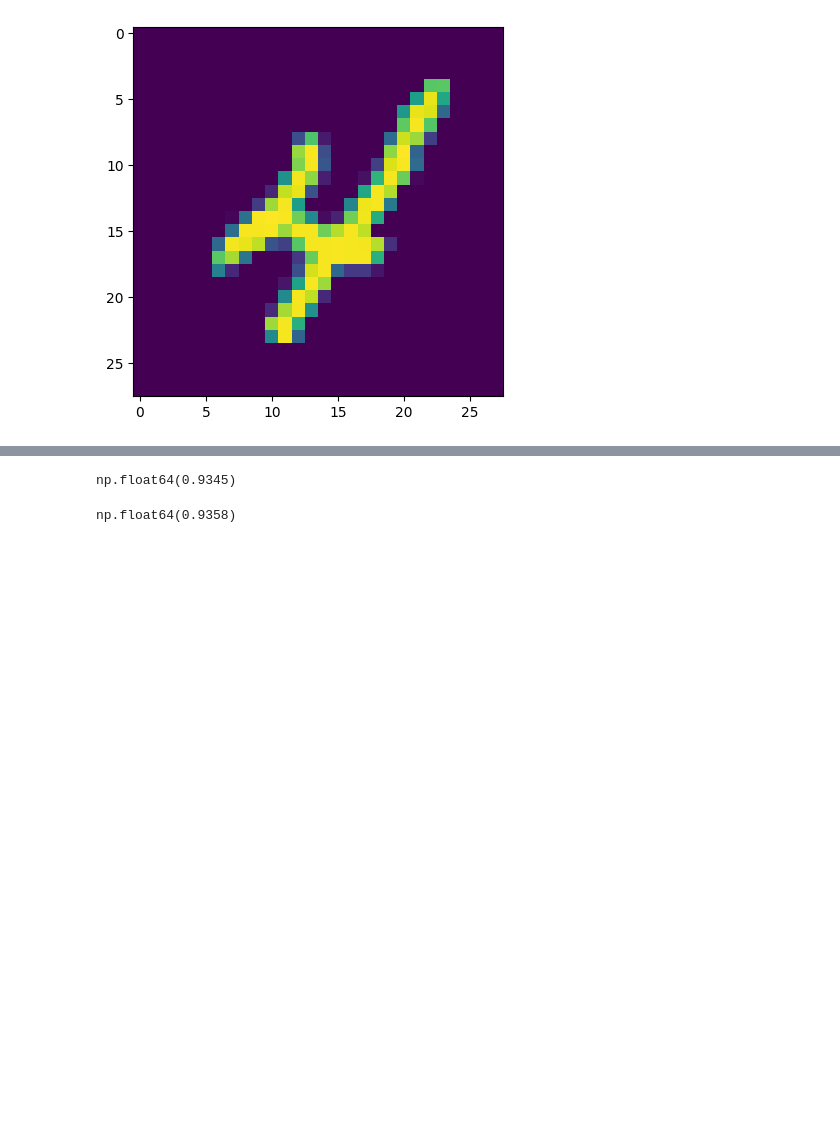
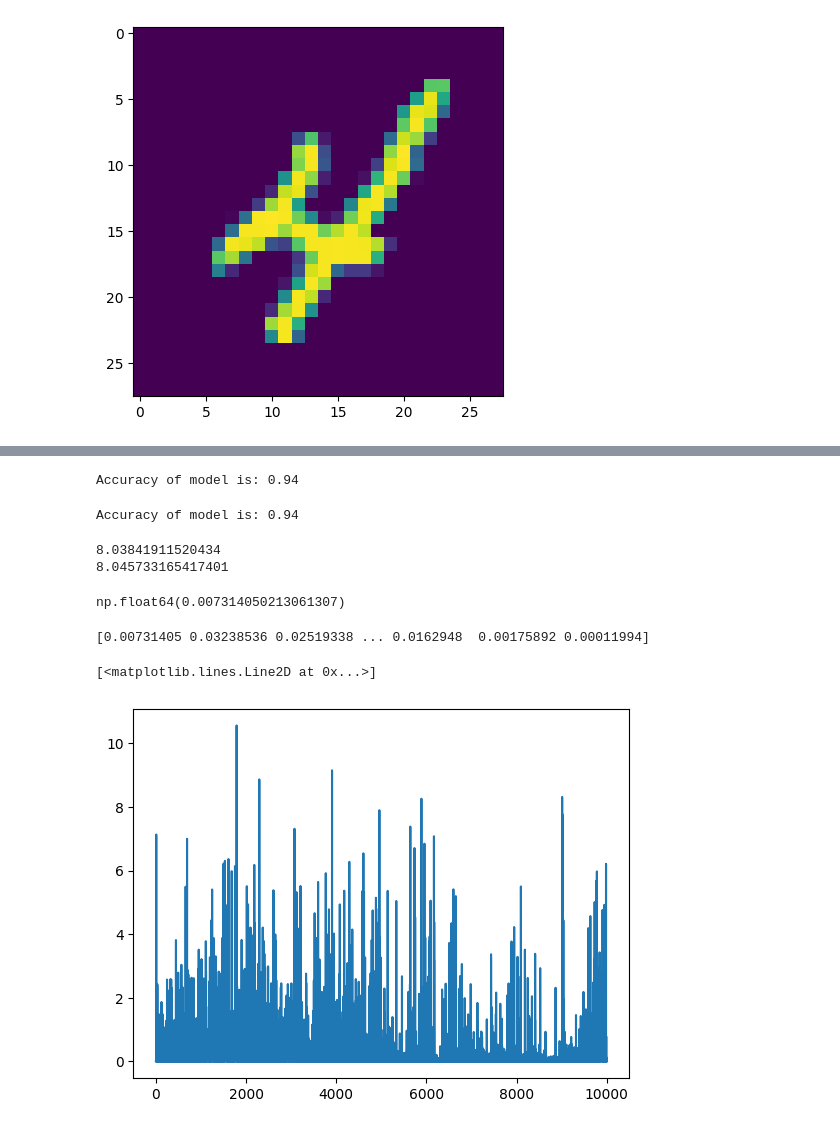
Before and after one commit to vadym-seleznov-off/noob-mnist, a Jupyter notebook: mnist-torch.ipynb, the cells around one changed output, grey strips where cells are left out. Saved outputs shown, nothing was run; the diff lists cells and outputs as text; code cells hidden in the pictures; blank space fills up the shorter version.

Commit message:
implementing actual thing, lets go

```diff
--- a/mnist-torch.ipynb
+++ b/mnist-torch.ipynb
@@ -96,8 +96,8 @@ plt.plot(accs)
 # %%
 preds = torch.argmax(model(torch.tensor(X_test).reshape((-1, 28*28)).float()), dim=1).numpy()
-(Y_test == preds).mean()
+print("Accuracy of model is: %.2f" % (Y_test == preds).mean())
 # %% [output]
-np.float64(0.9345)
+Accuracy of model is: 0.94
 # %%
 l1 = np.zeros((784, 128), dtype=np.float32)
 l2 = np.zeros((128, 10), dtype=np.float32)
@@ -105,14 +105,34 @@ l2 = np.zeros((128, 10), dtype=np.float32)
 l1[:] = model.l1.weight.detach().numpy().T
 l2[:] = model.l2.weight.detach().numpy().T
 
-
 def forward(x):
     x = x @ l1
     x = np.maximum(x, 0)
     x = x @ l2
     return x
 
-Y_preds = np.argmax(forward(X_test.reshape((-1, 28*28))), axis=1)
-(Y_preds == Y_test).mean()
+out = forward(X_test.reshape((-1, 28*28)))
+Y_preds = np.argmax(out, axis=1)
+# same thing - Hurray!
+print("Accuracy of model is: %.2f" % (Y_test == preds).mean())
 # %% [output]
-np.float64(0.9358)
+Accuracy of model is: 0.94
+# %%
+# trying to figure out how to implement loss function
+print(out[0, 7])
+
+print(np.log(np.exp(out[0]).sum()))
+
+-out[0, 7] + np.log(np.exp(out[0]).sum())
+# %% [output]
+8.03841911520434
+8.045733165417401
+np.float64(0.007314050213061307)
+# %%
+r = -out[range(out.shape[0]), Y_test] + np.log(np.exp(out[range(out.shape[0])]).sum(axis=1))
+print(r)
+plt.plot(r)
+# %% [output]
+[0.00731405 0.03238536 0.02519338 ... 0.0162948  0.00175892 0.00011994]
+[<matplotlib.lines.Line2D at 0x...>]
+[figure, added]
```
Also changed, not shown: parts of 3 cells of this notebook.
